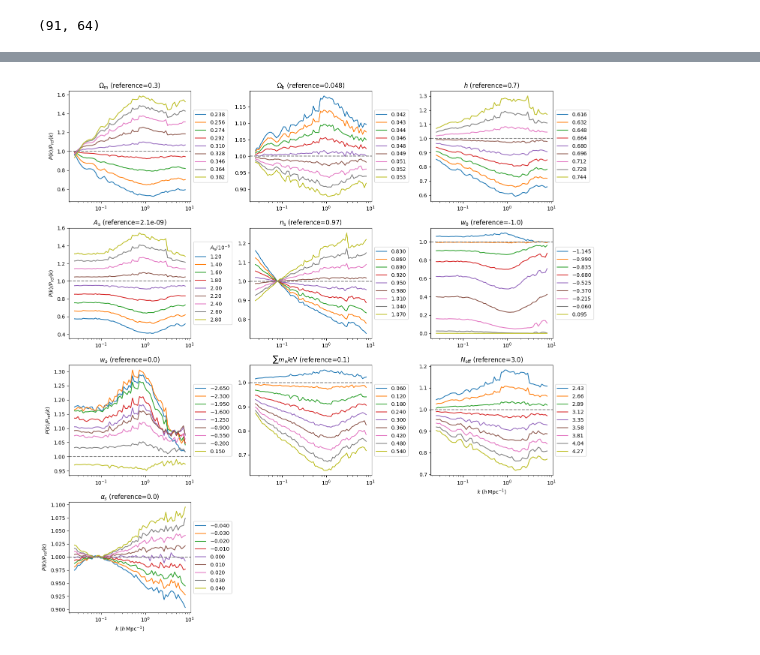
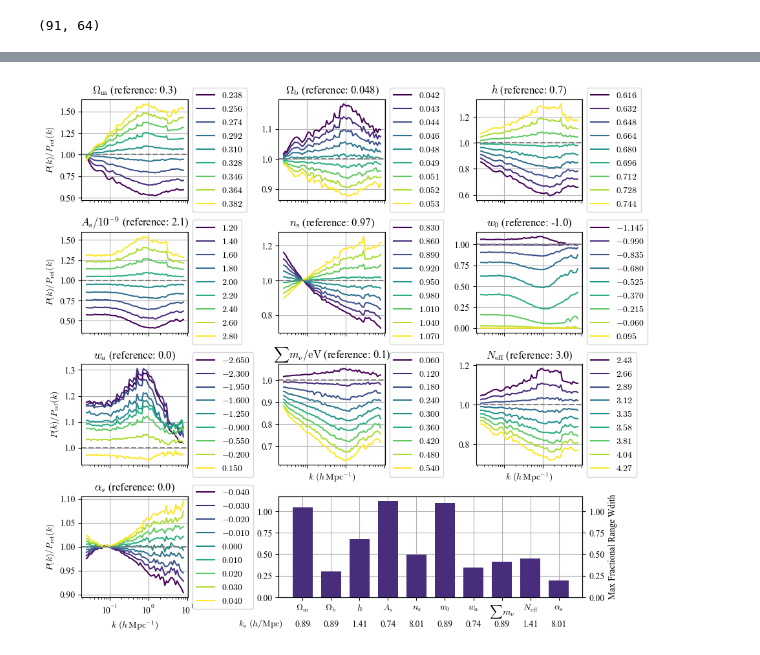
Before and after one commit to astro-YYH/GokuEmu, a Jupyter notebook: emulator/Goku-W_single_param_dependence/comparison_reference_z0.ipynb, the cells around one changed output, grey strips where cells are left out. Drawn from its saved outputs; the diff is of its cells as text; code cells hidden in the pictures.

Commit message:
plot adjustment

```diff
--- a/emulator/Goku-W_single_param_dependence/comparison_reference_z0.ipynb
+++ b/emulator/Goku-W_single_param_dependence/comparison_reference_z0.ipynb
@@ -100,31 +142,79 @@ def plot_one_param(ax, i, k, Ps, cosmos, num_vary=9, start=1):
 # %%
+num_vary = 9
+cmap = "viridis"
+cmap = plt.get_cmap(cmap)
+color_list = [x for x in cmap(np.arange(num_vary)/(num_vary-1))]
 
+param_names = [r'$\Omega_\mathrm{m}$', r'$\Omega_\mathrm{b}$', r'$h$',r'$A_\mathrm{s}$',r'$n_\mathrm{s}$', r'$w_\mathrm{0}$',r'$w_a$',r'$\sum m_\nu$',r'$N_\mathrm{eff}$',r'$\alpha_s$']
+# Create a 4x3 grid of subplots
+fig, axs = plt.subplots(4, 3, figsize=(10, 10), sharex=True)  # Adjusted for a 4x3 grid
+plt.subplots_adjust(hspace=0.31, wspace=0.85)  # Adjust the space between subplots
+gs = gridspec.GridSpec(4, 3, figure=fig)
 
-# Create a 4x3 grid of subplots
-fig, axs = plt.subplots(4, 3, figsize=(15, 15))  # Adjusted for a 4x3 grid
+plt.rcParams['font.family'] = 'Times New Roman'
+plt.rcParams['mathtext.fontset'] = 'cm'
 
 # Flatten the array of axes for easier access
 axes_list = axs.ravel()
 
 # Iterate over each subplot using the flattened list
 for i, ax in enumerate(axes_list):
     if i == 10:
         break
-    plot_one_param(ax, i, k, Ps, cosmos, start=1)
+    plot_one_param(ax, i, k, Ps, cosmos, num_vary=num_vary, start=1, color_list=color_list)
 
 
 # Optionally, you can hide the last subplot (12th) if not in use
 axes_list[10].axis('off')
 axes_list[11].axis('off')
 
 for i in [0,3,6,9]:
     axes_list[i].set_ylabel(r'$P(k)/P_\mathrm{ref}(k)$')
 
-for i in [8,9,10]:
+for i in [7,8,9]:
     axes_list[i].set_xlabel(r'$k\ (h\,\mathrm{Mpc}^{-1})$')
 
-plt.tight_layout()  # Adjusts subplot params so that subplots are nicely fit in the figure area.
-plt.show()  # Display the figure with the subplots
-# plt.savefig('emu_varying_values.pdf')
+# np.random.seed(42)  # For reproducibility
+# range_widths = np.random.uniform(0.01, 0.2, size=len(param_names))
+widened_ax = fig.add_subplot(gs[3, 1:])
+# fig.add_subplot(gs[3, 2]).axis('off')
+# Plot a horizontal bar chart using ax
+widened_ax.bar(param_names, range_widths, width=.7,color=color_list[1])
+widened_ax.yaxis.set_label_position('right')
+# grid
+widened_ax.grid(True)
+widened_ax.set_axisbelow(True)
+# y ticks both sides
+# widened_ax.yaxis.tick_right()
+
+
+# Add a second y-axis on the right for mirrored ticks
+ax_right = widened_ax.twinx()  # Create a twin y-axis
+ax_right.set_ylim(widened_ax.get_ylim())
+# ax_right.set_yticks(widened_ax.get_yticks())  # Mirror y-ticks
+# ax_right.set_yticklabels([])  # Optionally hide the labels
+ax_right.set_ylabel('Max Fractional Range Wdith')
+# ax_right.spines['right'].set_visible(True)
+# plt.show()  # Display the figure with the subplots
+# Annotate the most sensitive k-mode beneath the x-labels
+
+for i, k_mode in enumerate(sensitive_k_modes):
+    widened_ax.text(
+        i,                     # x-coordinate (aligned with the parameter)
+        -0.26,                 # y-coordinate (slightly below the x-axis)
+        f'{k_mode:.2f}',       # Format the k-mode value
+        ha='center',           # Center-align the text horizontally
+        va='top',              # Align the text vertically at the top of the annotation
+       # fontsize=10,           # Font size
+        transform=widened_ax.transData # Use data coordinates for placement
+    )
+
+widened_ax.text(
+    -0.06, -0.26, r'$k_\mathrm{s}\ (h/\mathrm{Mpc})$',  # Text to display beneath the x-axis
+    ha='center', va='center',# fontsize=12,  # Center the text horizontally and vertically
+    transform=widened_ax.transAxes  # Use the axes coordinates for placement
+)
+
+plt.savefig('emu_varying_parameter_values.pdf', bbox_inches='tight')  # Save the figure to a file
 # %% [output]
-[figure, old version]
+[figure, new version]
```
Also changed, not shown: parts of 4 cells of this notebook, 4 other files.
